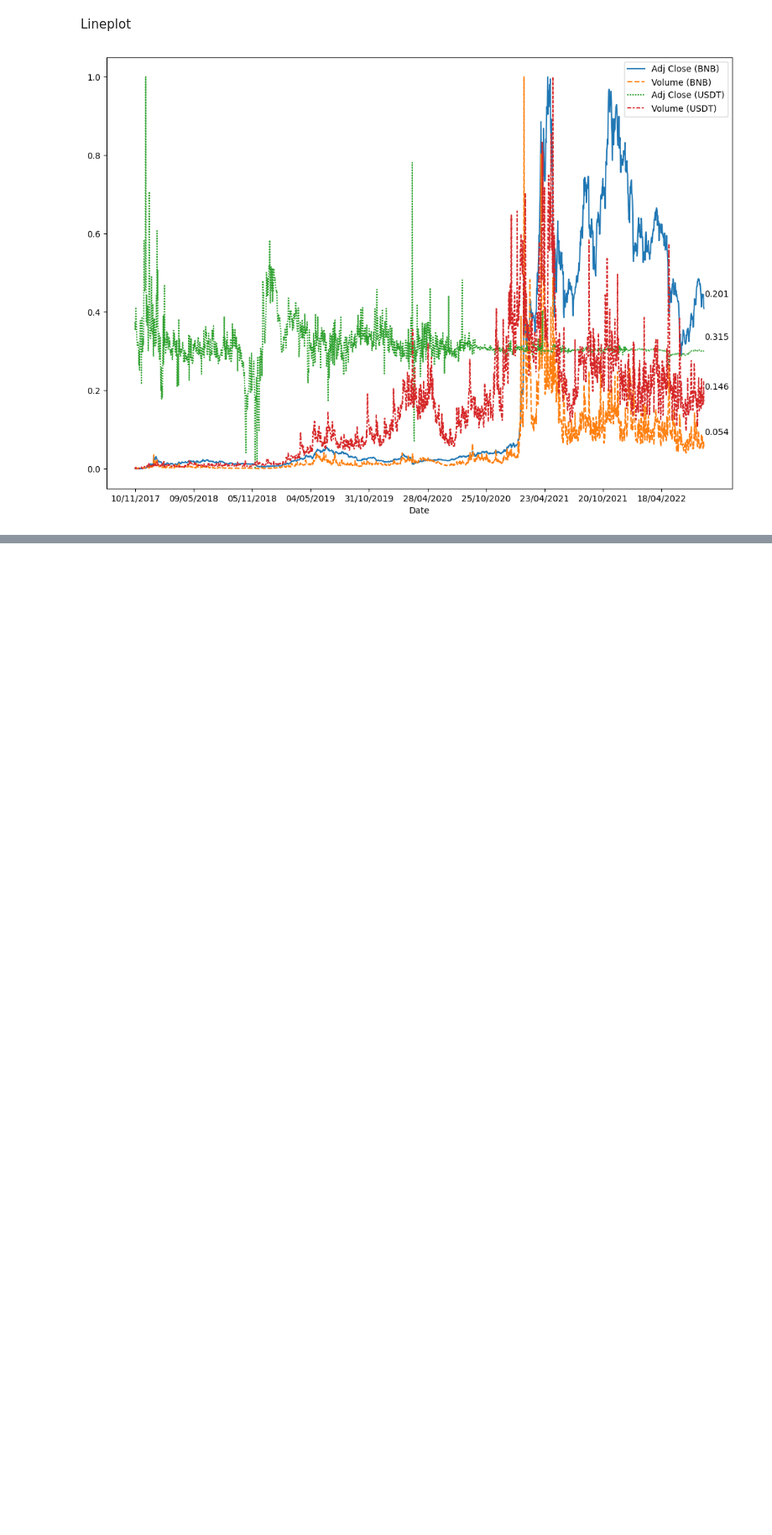
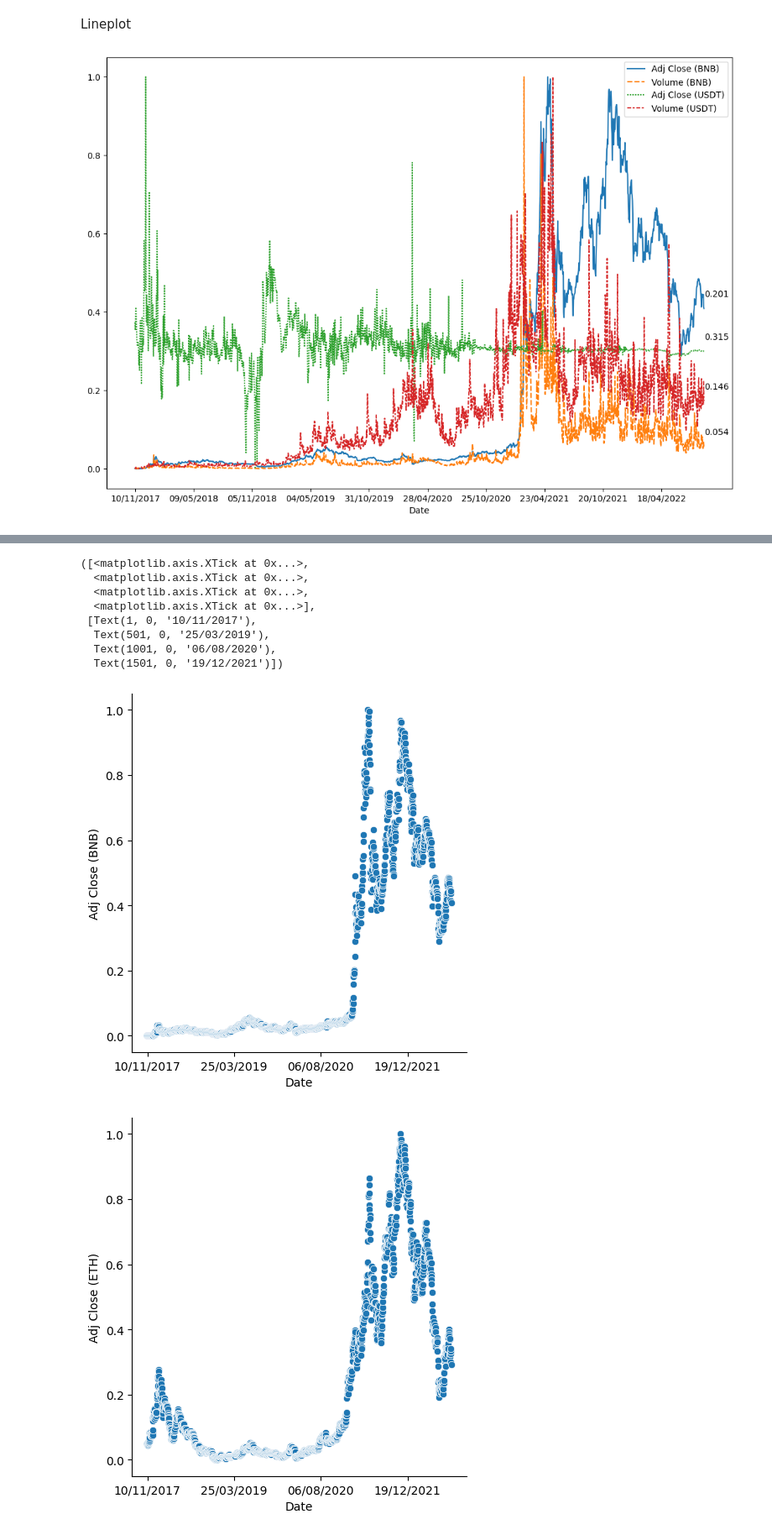
Before and after one commit to Terlok/DataScience, a Jupyter notebook: CourseWork/Code.ipynb, the cells around one changed output, grey strips where cells are left out. Shown at 84% size. Drawn from its saved outputs; the diff is of its cells as text; code cells hidden in the pictures; blank space fills up the shorter version.

```diff
--- a/CourseWork/Code.ipynb
+++ b/CourseWork/Code.ipynb
@@ -230,0 +232,16 @@ for i in ['Adj Close (BNB)', 'Volume (BNB)', 'Adj Close (USDT)', 'Volume (USDT)'
+# %%
+sns.relplot(data=data_normalized, x=data_normalized.index, y='Adj Close (BNB)')
+plt.xticks(indexes2)
+sns.relplot(data=data_normalized, x=data_normalized.index, y='Adj Close (ETH)')
+plt.xticks(indexes2)
+# %% [output]
+([<matplotlib.axis.XTick at 0x...>,
+  <matplotlib.axis.XTick at 0x...>,
+  <matplotlib.axis.XTick at 0x...>,
+  <matplotlib.axis.XTick at 0x...>],
+ [Text(1, 0, '10/11/2017'),
+  Text(501, 0, '25/03/2019'),
+  Text(1001, 0, '06/08/2020'),
+  Text(1501, 0, '19/12/2021')])
+[figure, added]
+[figure, added]
```
Also changed, not shown: parts of 6 cells of this notebook.
